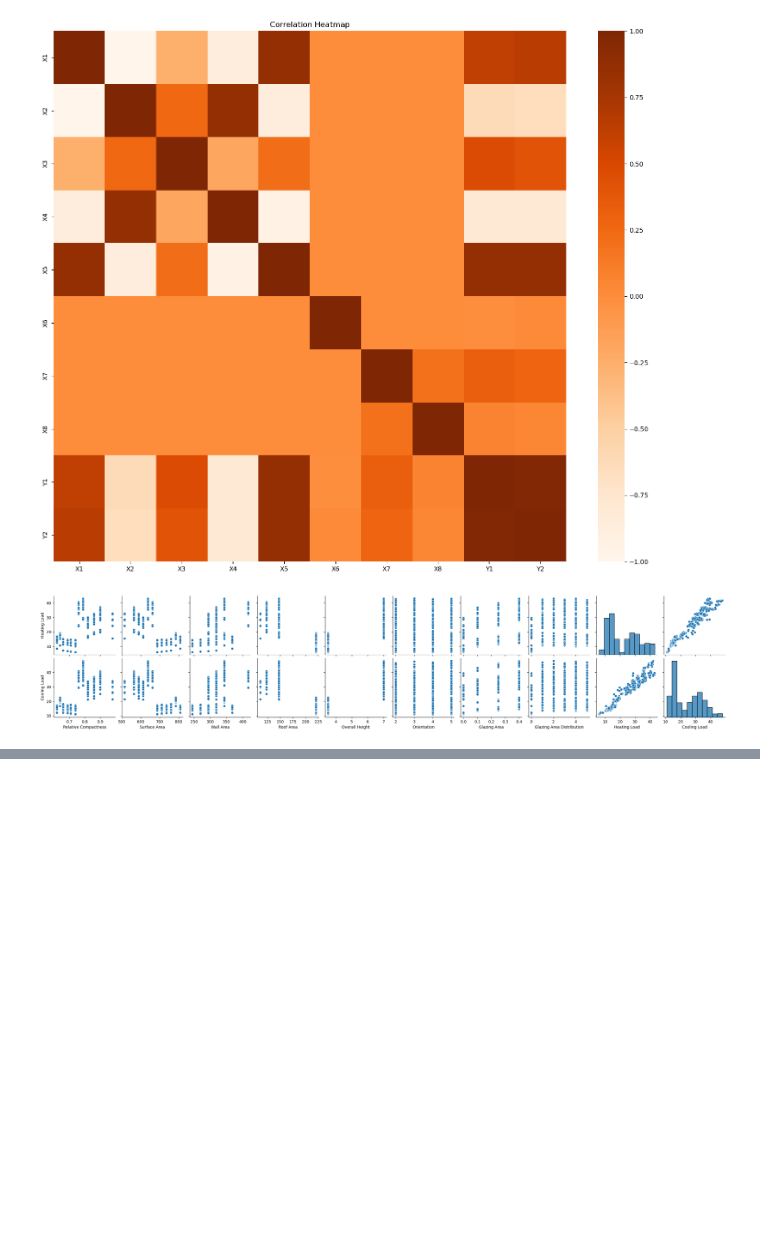
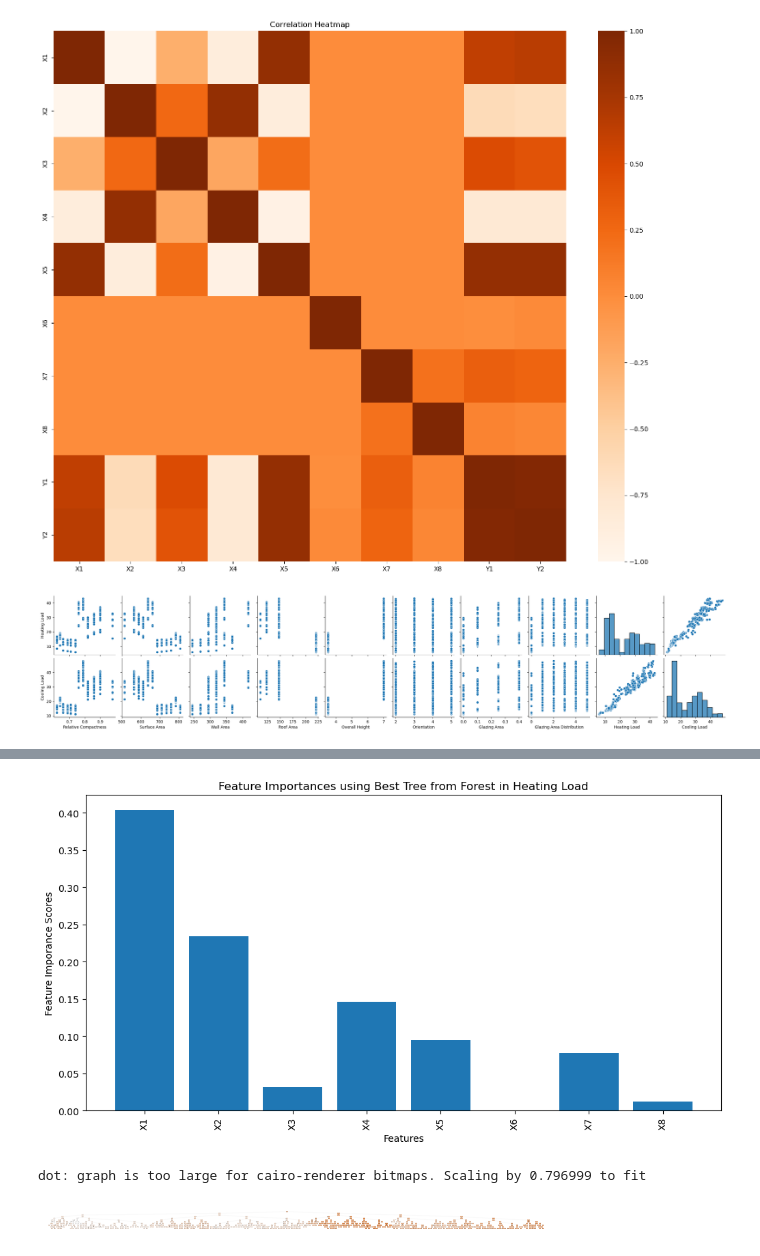
Before and after one commit to TaniaZakowski/Prediction-Buildings-Energy-Performance, a Jupyter notebook: notebook/EnergyPerformance.ipynb, the cells around one changed output, grey strips where cells are left out. Saved outputs shown, nothing was run; the diff lists cells and outputs as text; code cells hidden in the pictures; blank space fills up the shorter version.

```diff
--- a/notebook/EnergyPerformance.ipynb
+++ b/notebook/EnergyPerformance.ipynb
@@ -308,3 +357,47 @@ print(metrics_df_RF1best)
+# %%
+# Get feature importances via visualization
+importancesRF1best = best_model1.feature_importances_
+
+# Visualize feature importances
+plt.figure(figsize=(12, 6))
+plt.bar(range(features.shape[1]), importancesRF1best)
+plt.xticks(range(features.shape[1]), features.columns, rotation=90)
+plt.ylabel('Feature Imporance Scores')
+plt.xlabel('Features')
+plt.title('Feature Importances using Best Tree from Forest in Heating Load')
+plt.show()
+# %% [output]
+[figure, added]
+# %%
+#Best tree for heating Load
+# Extract the first tree from the best model
+tree_heating = best_model1.estimators_[0]
+
+# Export the tree to a dot file
+export_graphviz(
+    tree_heating,
+    out_file='tree_heating.dot',
+    feature_names=X_train_norm1.columns,
+    filled=True,
+    rounded=True
+)
+
+# Convert dot file to a format we can display (e.g., png)
+with open("tree_heating.dot") as f:
+    dot_graph = f.read()
+
+graph = pydotplus.graph_from_dot_data(dot_graph)
+image_path = "tree_heating.png"
+graph.write_png(image_path)
+
+# Display the image
+img = plt.imread(image_path)
+plt.imshow(img)
+plt.axis('off')  # Hide the axes
+plt.show()
+# %% [output]
+dot: graph is too large for cairo-renderer bitmaps. Scaling by 0.796999 to fit
+[figure, added]
 # %%
 #Random forest regressor cooling load
 forest2 = RandomForestRegressor(n_estimators=100, max_depth=12)
```
Also changed, not shown: parts of 20 cells of this notebook, 1 other file.
